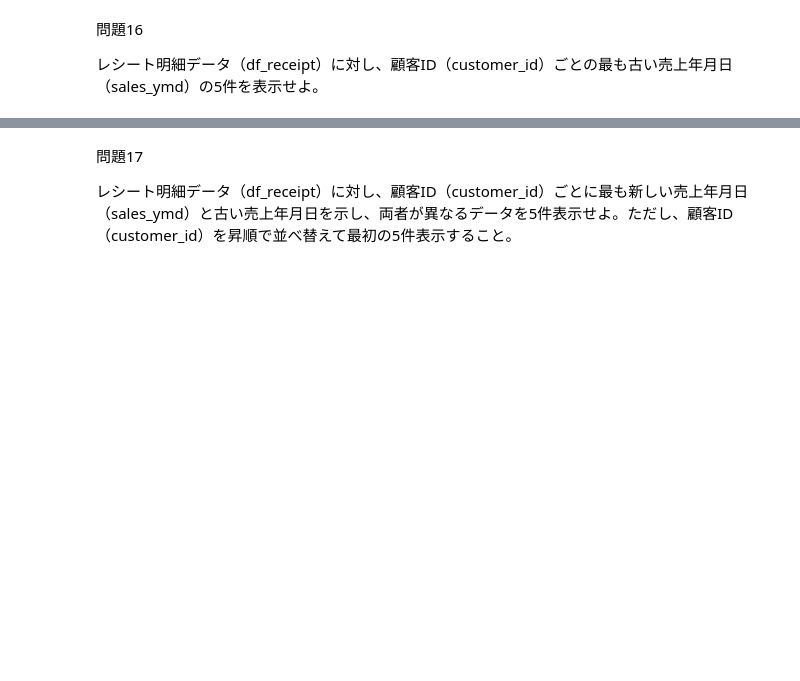
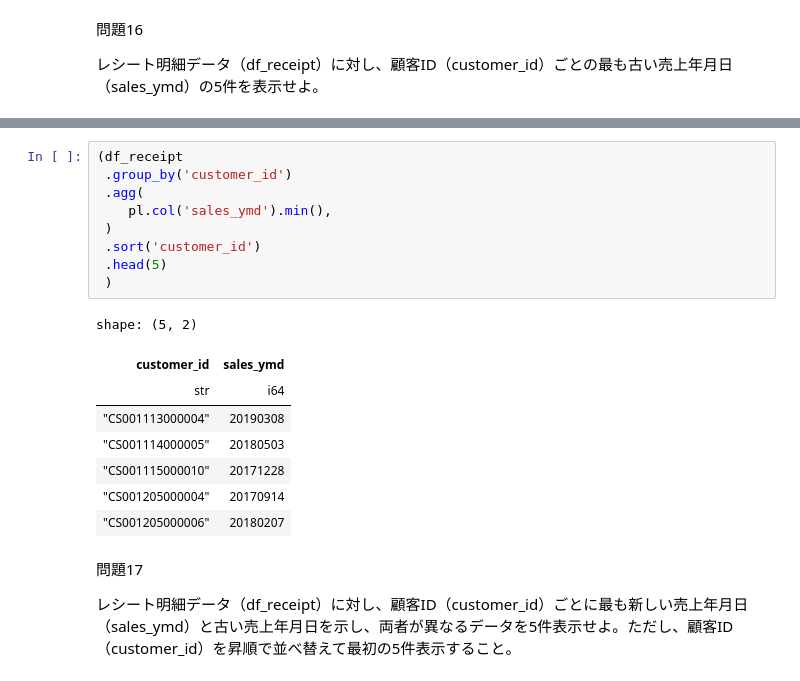
Before and after one commit to fuga2007/xbp-polars, a Jupyter notebook: 50knocks.ipynb, the cells around one changed output, grey strips where cells are left out. Drawn from its saved outputs; the diff is of its cells as text; blank space fills up the shorter version.

```diff
--- a/50knocks.ipynb
+++ b/50knocks.ipynb
@@ -353,6 +383,24 @@ shape: (5, 3)
 レシート明細データ（df_receipt）に対し、顧客ID（customer_id）ごとの最も古い売上年月日（sales_ymd）の5件を表示せよ。
 # %% [markdown]
 <img src="https://i.gyazo.com/423f835a4545d63da7181007bfc74ccd.png" width="200px">
+# %%
+(df_receipt
+ .group_by('customer_id')
+ .agg(
+    pl.col('sales_ymd').min(),
+ )
+ .sort('customer_id')
+ .head(5)
+ )
+# %% [output]
+shape: (5, 2)
+| customer_id | sales_ymd |
+| str | i64 |
+| "CS001113000004" | 20190308 |
+| "CS001114000005" | 20180503 |
+| "CS001115000010" | 20171228 |
+| "CS001205000004" | 20170914 |
+| "CS001205000006" | 20180207 |
 # %% [markdown]
 問題17
 
```
Also changed, not shown: parts of 7 cells of this notebook.
